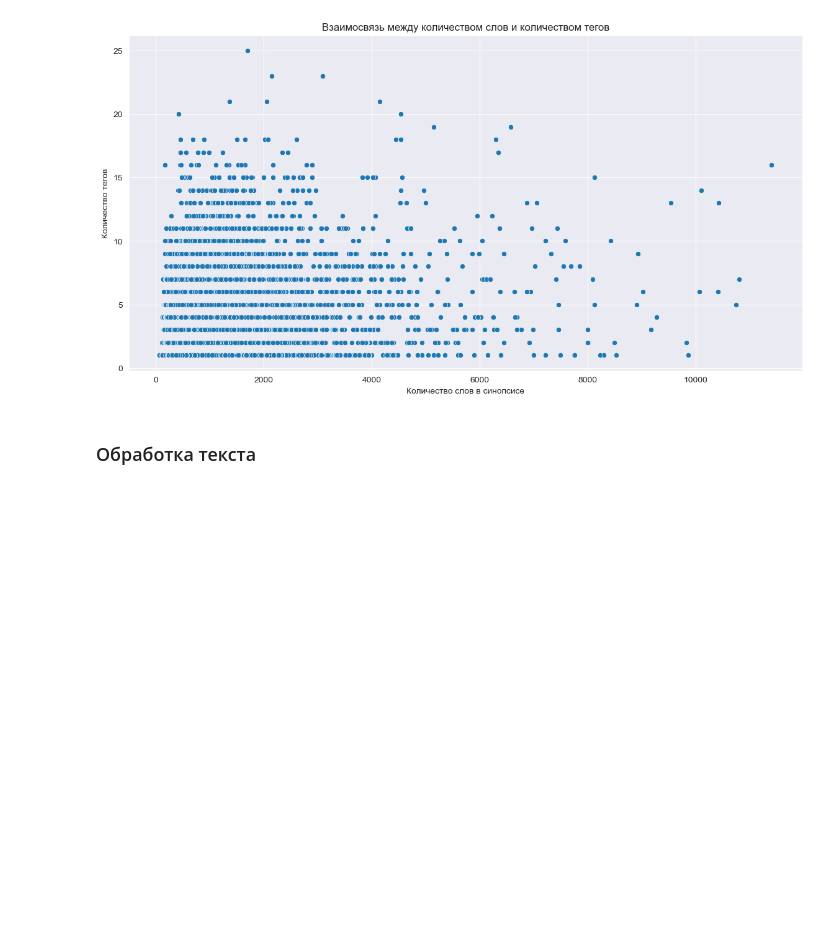
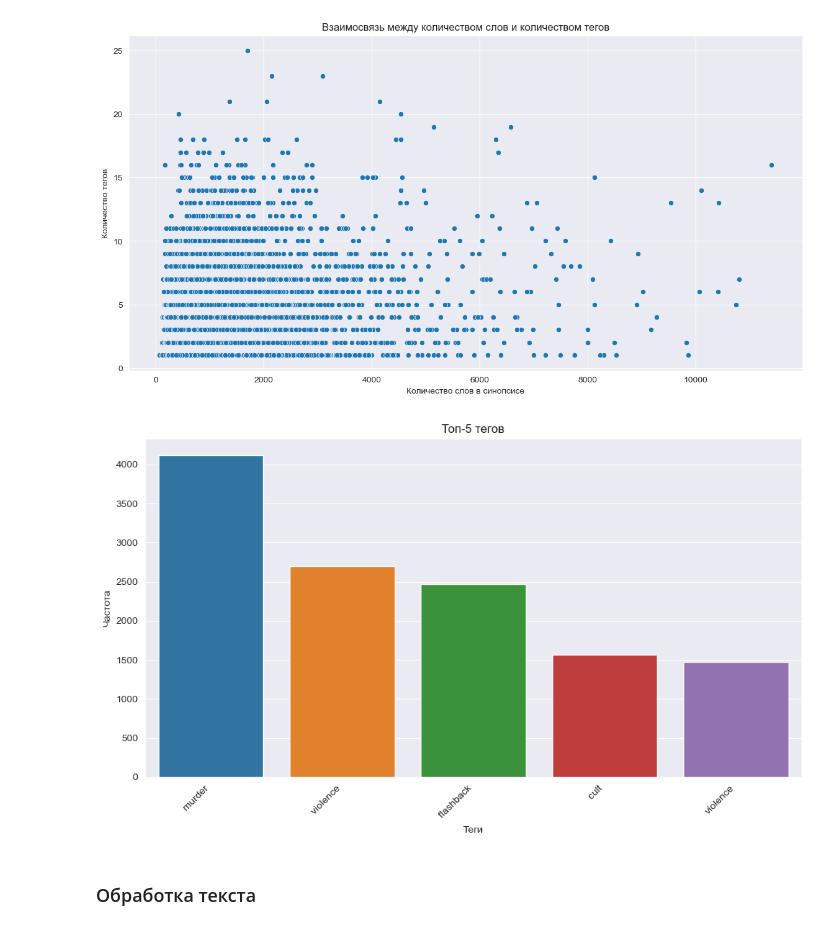
Before and after one commit to lizagrin/Movie-genres-classification, a Jupyter notebook: notebook.ipynb, the cells around one changed output. Cells and saved outputs as stored; diff of their text form; code cells hidden in the pictures; blank space fills up the shorter version.

```diff
--- a/notebook.ipynb
+++ b/notebook.ipynb
@@ -71,6 +81,19 @@ plt.ylabel('Количество тегов')
 plt.show()
 # %% [output]
 [figure]
+# %%
+top_5_tags = tag_counts.nlargest(5)
+
+plt.figure(figsize=(10, 6))
+sns.barplot(x=top_5_tags.index, y=top_5_tags.values)
+plt.title('Топ-5 тегов')
+plt.xlabel('Теги')
+plt.ylabel('Частота')
+plt.xticks(rotation=45, ha='right', fontsize=10)
+plt.tight_layout()
+plt.show()
+# %% [output]
+[figure, added]
 # %% [markdown]
 ### Обработка текста
 # %%
```
Also changed, not shown: parts of 30 cells of this notebook, 2 other files.
